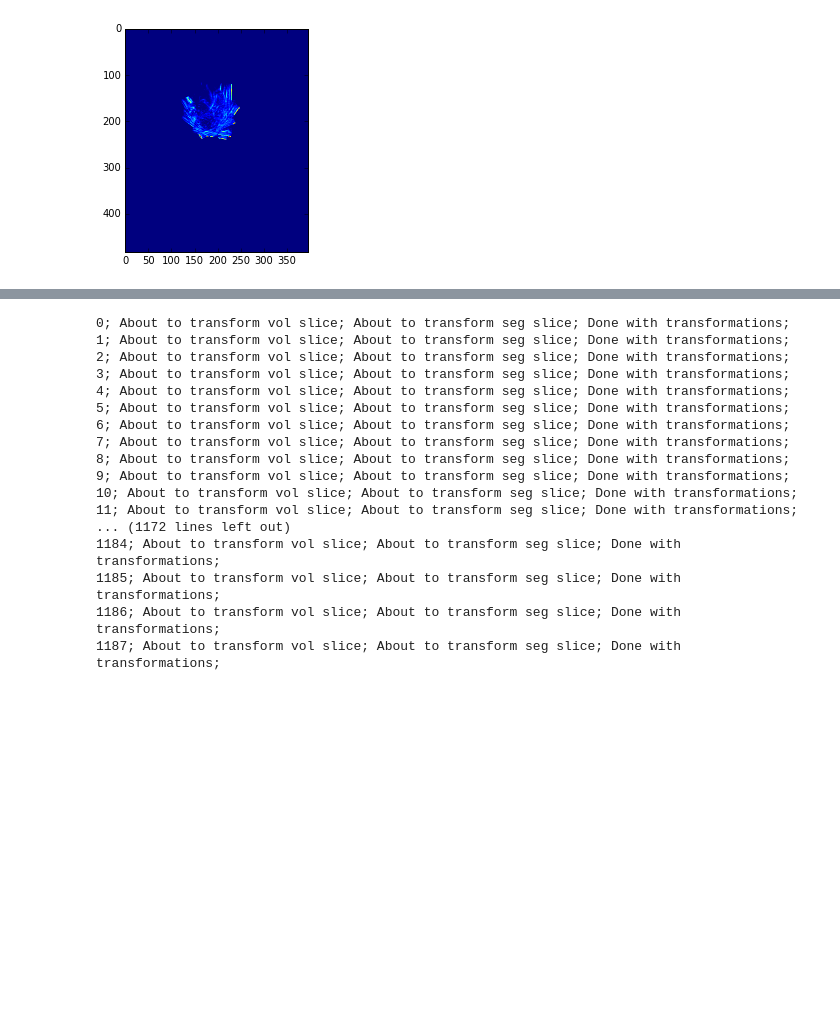
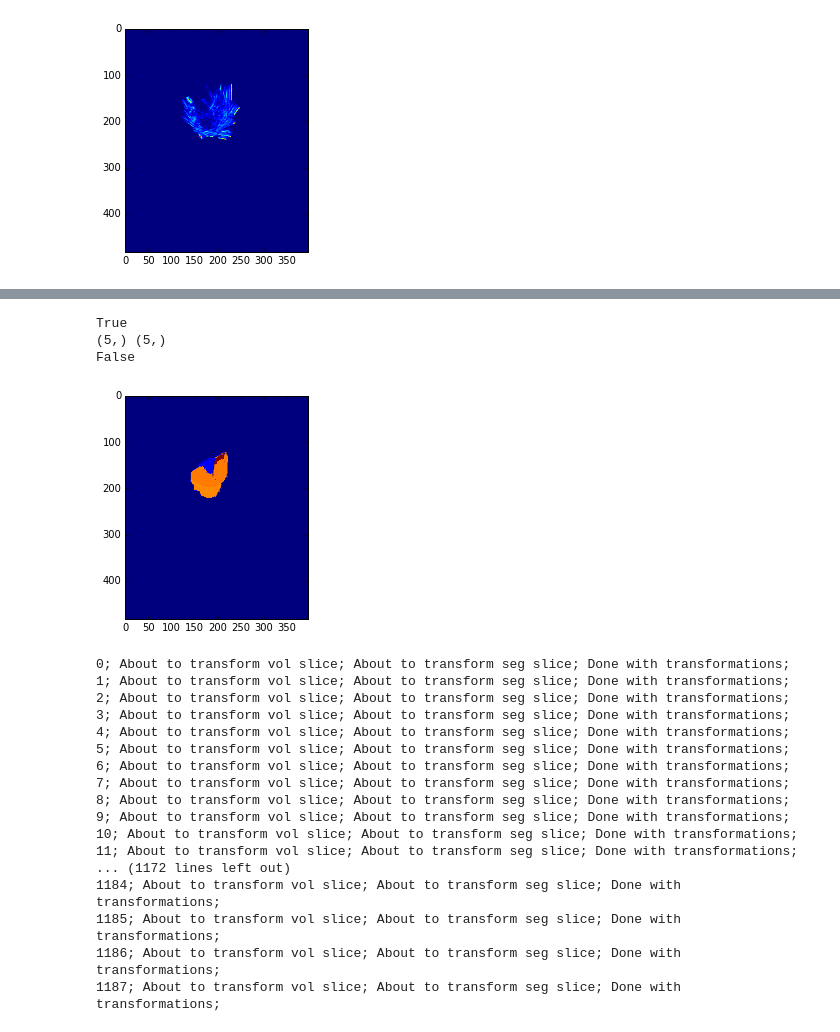
Before and after one commit to lhallock/openarm-seg, a Jupyter notebook: deformations_dev.ipynb, the cells around one changed output, grey strips where cells are left out. Saved outputs shown, nothing was run; the diff lists cells and outputs as text; code cells hidden in the pictures; blank space fills up the shorter version.

```diff
--- a/deformations_dev.ipynb
+++ b/deformations_dev.ipynb
@@ -109,3 +150,13 @@ True
+# %%
+plt.imshow(restored_deformedseg)
+print(np.unique(exseg).shape == np.unique(restored_deformedseg).shape)
+print(np.unique(exseg).shape, np.unique(restored_deformedseg).shape)
+print(np.all(exseg == restored_deformedseg))
+# %% [output]
+True
+(5,) (5,)
+False
+[figure, added]
 # %%
 def elastic_transform_nifti(nifti_vol_arr, nifti_seg_arr, alpha, sigma):
     transformed_vol_arr = np.empty(nifti_vol_arr.shape)
```
Also changed, not shown: parts of 16 cells of this notebook.
